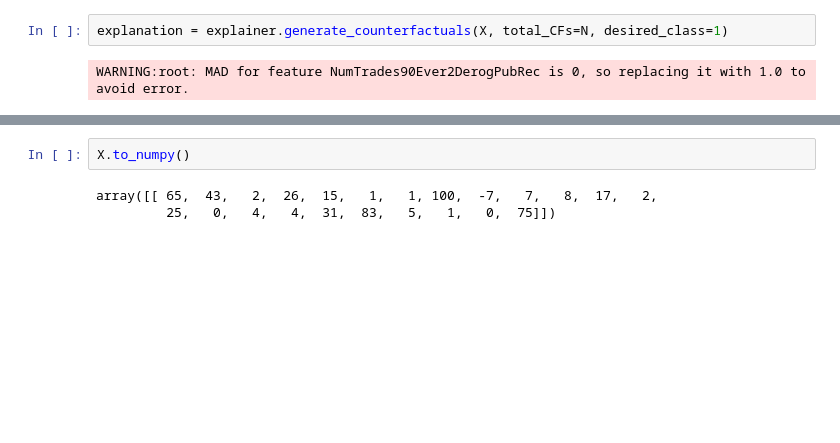
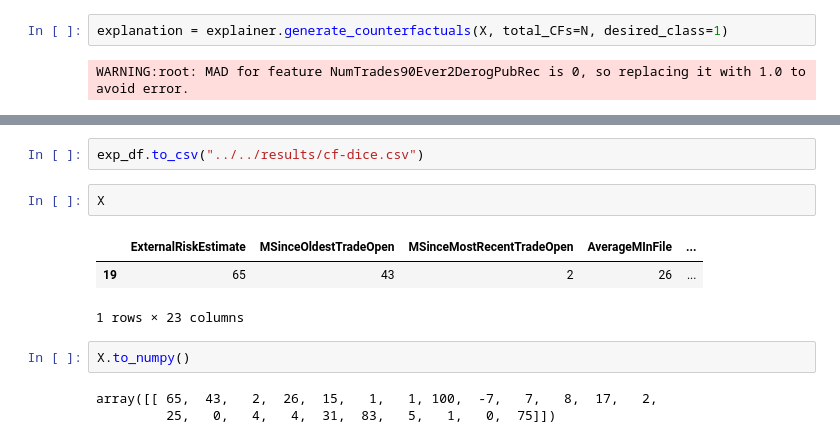
Before and after one commit to ruivieira/experiments, a Jupyter notebook: notebooks/counterfactuals/05-dice.ipynb, the cells around one changed output, grey strips where cells are left out. Drawn from its saved outputs; the diff is of its cells as text; blank space fills up the shorter version.

Commit message:
Start results

```diff
--- a/notebooks/counterfactuals/05-dice.ipynb
+++ b/notebooks/counterfactuals/05-dice.ipynb
@@ -106,3 +127,11 @@ array([[ 82.,  78.,   2., ...,   1.,   0.,  60.],
+# %%
+exp_df.to_csv("../../results/cf-dice.csv")
+# %%
+X
+# %% [output]
+|  | ExternalRiskEstimate | MSinceOldestTradeOpen | MSinceMostRecentTradeOpen | AverageMInFile | ... |
+| 19 | 65 | 43 | 2 | 26 | ... |
+1 rows × 23 columns
 # %%
 X.to_numpy()
 # %% [output]
```
Also changed, not shown: parts of 8 cells of this notebook, 1 other file.
